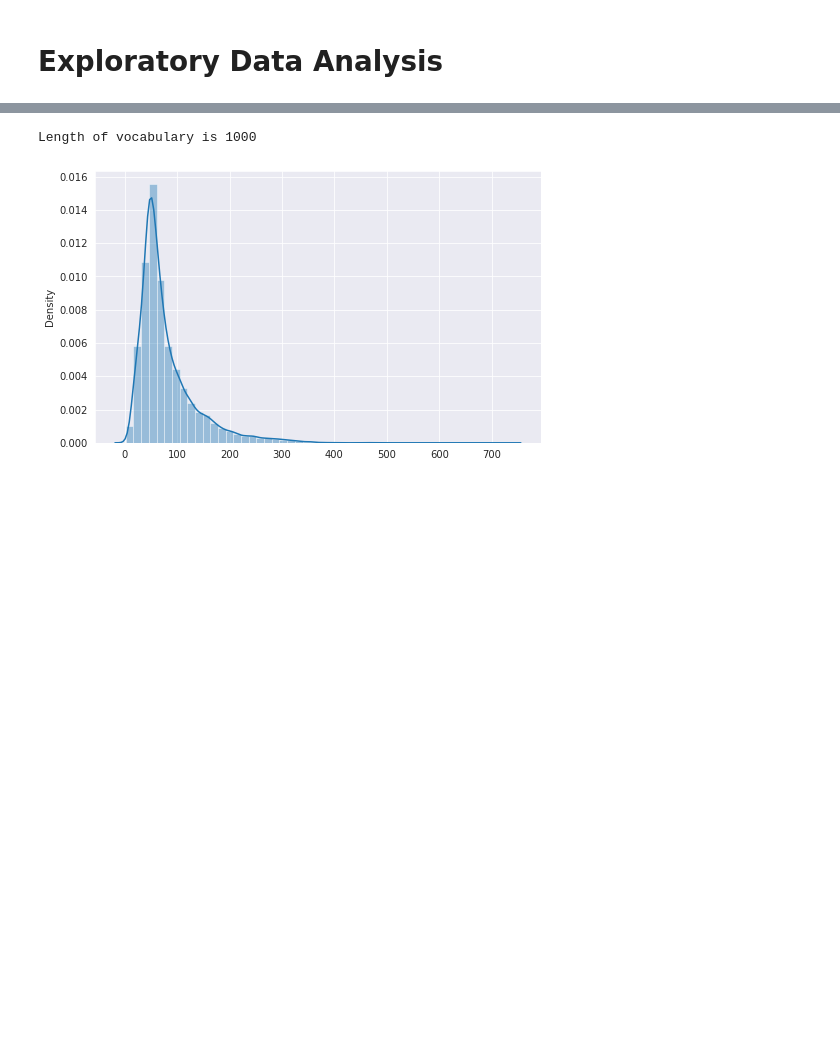
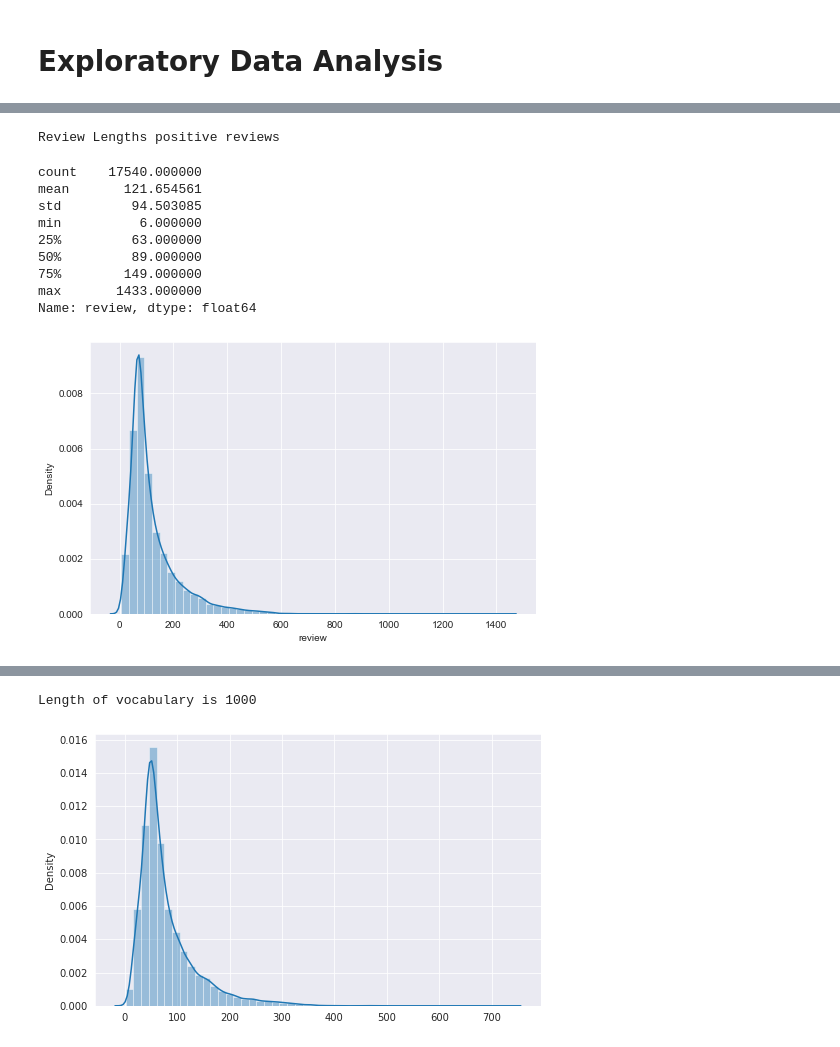
Before and after one commit to sayanmndl21/sentimentanalysis, a Jupyter notebook: imdb_discriminative.ipynb, the cells around one changed output, grey strips where cells are left out. Saved outputs shown, nothing was run; the diff lists cells and outputs as text; code cells hidden in the pictures; blank space fills up the shorter version.

```diff
--- a/imdb_discriminative.ipynb
+++ b/imdb_discriminative.ipynb
@@ -184,0 +153,20 @@ plt.show()
+# %%
+seqlen = train_imdb['review'][train_imdb['sentiment']==1].apply(lambda x: len(x.split()))
+sns.set_style('darkgrid')
+plt.figure(figsize = (8, 5))
+seqlen_plot = sns.distplot(seqlen)
+
+print('Review Lengths positive reviews')
+seqlen.describe()
+# %% [output]
+Review Lengths positive reviews
+count    17540.000000
+mean       121.654561
+std         94.503085
+min          6.000000
+25%         63.000000
+50%         89.000000
+75%        149.000000
+max       1433.000000
+Name: review, dtype: float64
+[figure, added]
```
Also changed, not shown: parts of 12 cells of this notebook.
